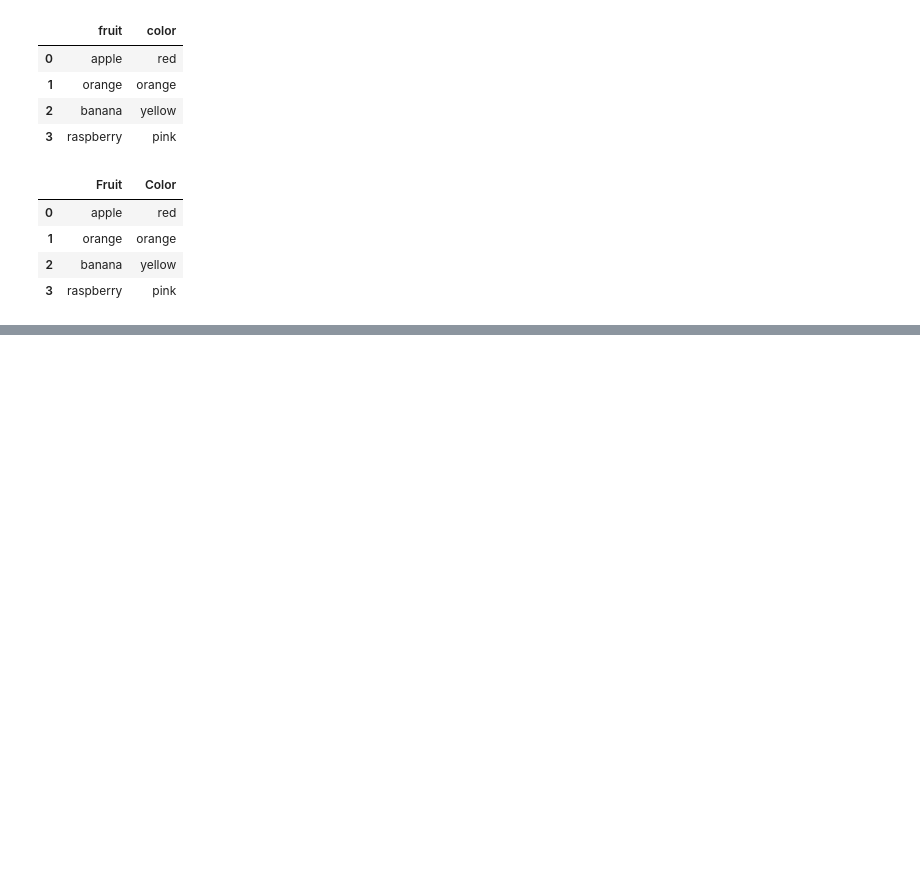
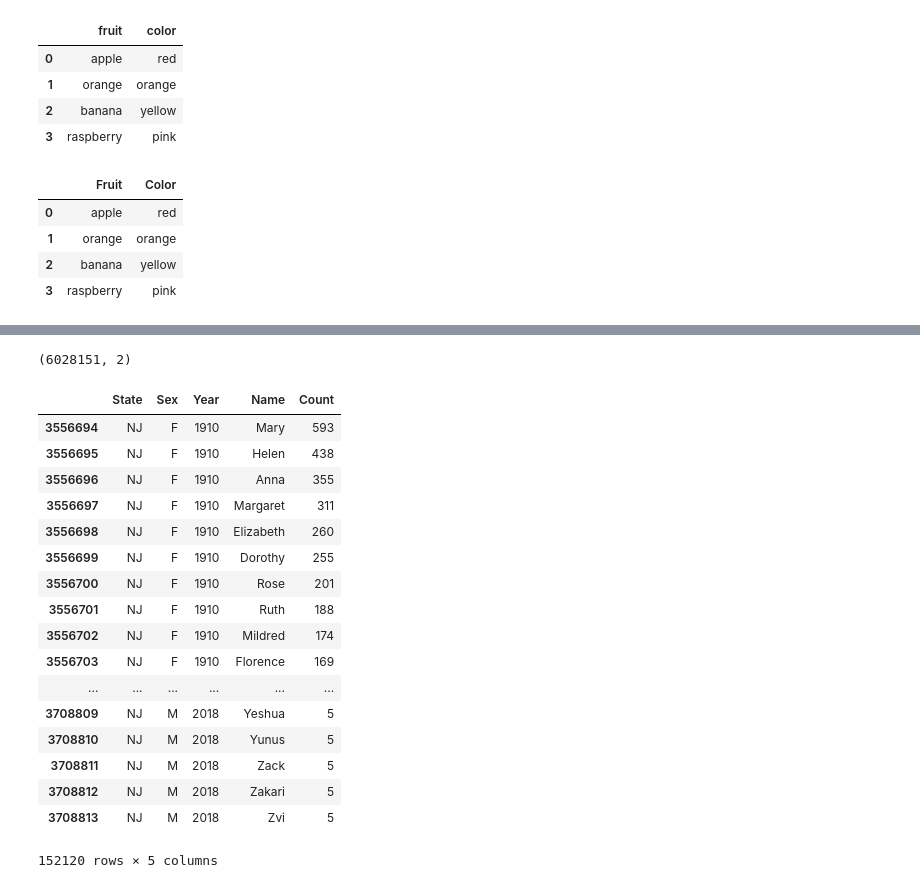
Before and after one commit to Ajarlin/Data-Science, a Jupyter notebook: Labs/Lab 2/ja895_lab2.ipynb, the cells around one changed output, grey strips where cells are left out. Drawn from its saved outputs; the diff is of its cells as text; code cells hidden in the pictures; blank space fills up the shorter version.

```diff
--- a/Labs/Lab 2/ja895_lab2.ipynb
+++ b/Labs/Lab 2/ja895_lab2.ipynb
@@ -74,0 +215,4 @@ SyntaxError: invalid syntax (<ipython-input-46-9f3ca00b492b>, line 3)
+# %%
+name_and_year.shape
+# %% [output]
+(6028151, 2)
@@ -74,0 +226,26 @@ SyntaxError: invalid syntax (<ipython-input-46-9f3ca00b492b>, line 3)
+# %%
+### BEGIN SOLUTION
+# construct a DataFrame containing only the names registered in NJ.
+# The table below shows the expected answer.
+nj = baby_names.loc[baby_names['State']== 'NJ']
+nj
+### END SOLUTION
+# %% [output]
+|  | State | Sex | Year | Name | Count |
+| 3556694 | NJ | F | 1910 | Mary | 593 |
+| 3556695 | NJ | F | 1910 | Helen | 438 |
+| 3556696 | NJ | F | 1910 | Anna | 355 |
+| 3556697 | NJ | F | 1910 | Margaret | 311 |
+| 3556698 | NJ | F | 1910 | Elizabeth | 260 |
+| 3556699 | NJ | F | 1910 | Dorothy | 255 |
+| 3556700 | NJ | F | 1910 | Rose | 201 |
+| 3556701 | NJ | F | 1910 | Ruth | 188 |
+| 3556702 | NJ | F | 1910 | Mildred | 174 |
+| 3556703 | NJ | F | 1910 | Florence | 169 |
+| ... | ... | ... | ... | ... | ... |
+| 3708809 | NJ | M | 2018 | Yeshua | 5 |
+| 3708810 | NJ | M | 2018 | Yunus | 5 |
+| 3708811 | NJ | M | 2018 | Zack | 5 |
+| 3708812 | NJ | M | 2018 | Zakari | 5 |
+| 3708813 | NJ | M | 2018 | Zvi | 5 |
+152120 rows × 5 columns
```
Also changed, not shown: parts of 47 cells of this notebook.
